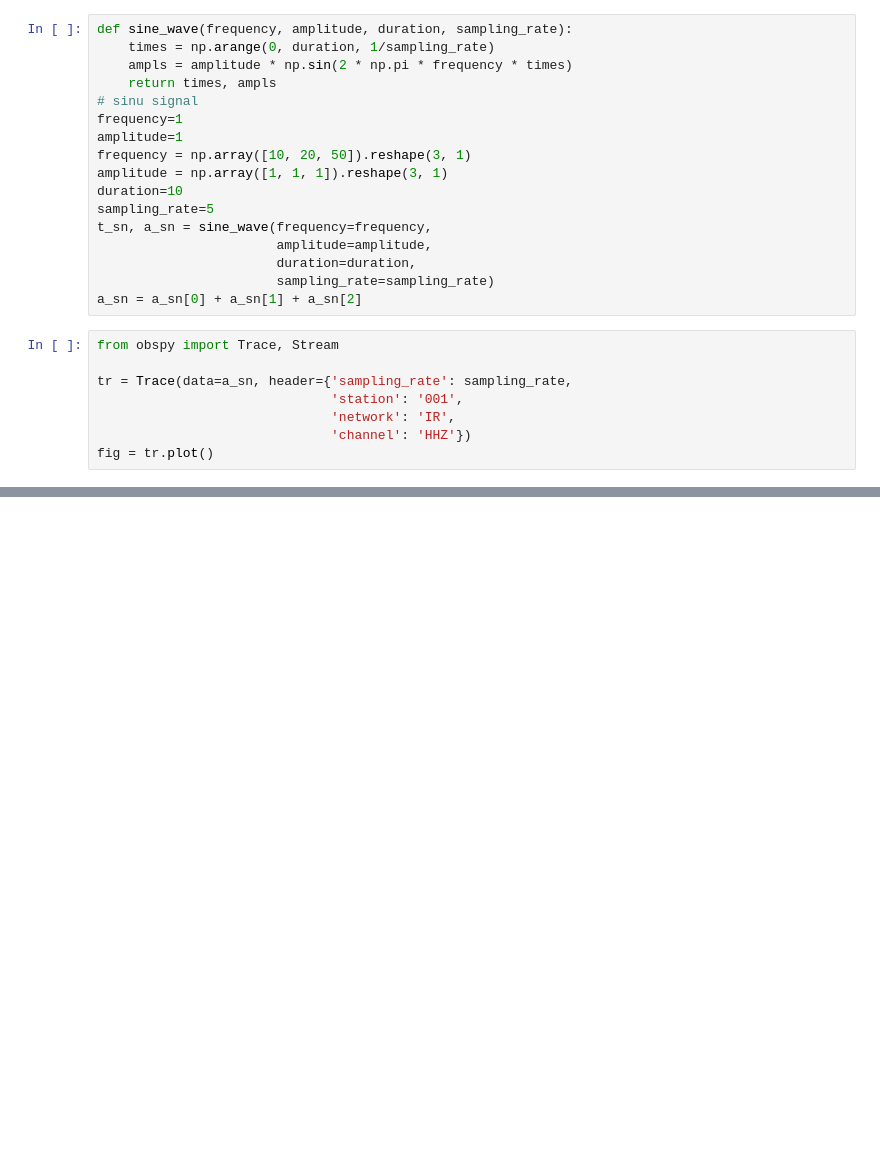
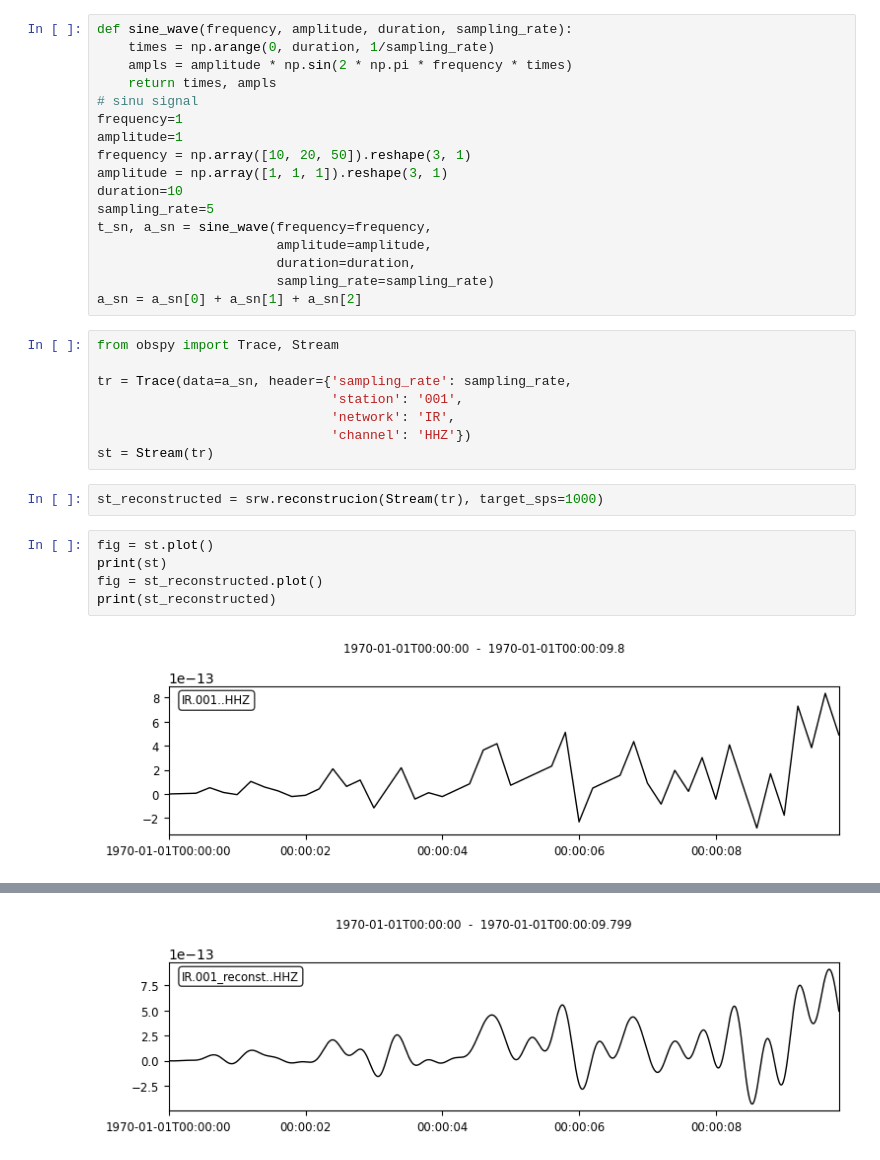
Before and after one commit to ikahbasi/SeisRoutine, a Jupyter notebook: WaveForm-example.ipynb, the cells around one changed output, grey strips where cells are left out. Saved outputs shown, nothing was run; the diff lists cells and outputs as text; blank space fills up the shorter version.

```diff
--- a/WaveForm-example.ipynb
+++ b/WaveForm-example.ipynb
@@ -64,4 +64,13 @@ tr = Trace(data=a_sn, header={'sampling_rate': sampling_rate,
                               'station': '001',
                               'network': 'IR',
                               'channel': 'HHZ'})
-fig = tr.plot()
+st = Stream(tr)
+# %%
+st_reconstructed = srw.reconstrucion(Stream(tr), target_sps=1000)
+# %%
+fig = st.plot()
+print(st)
+fig = st_reconstructed.plot()
+print(st_reconstructed)
+# %% [output]
+[figure, added]
@@ -67,0 +79 @@ fig = tr.plot()
+[figure, added]
```
Also changed, not shown: parts of 1 cell of this notebook.
